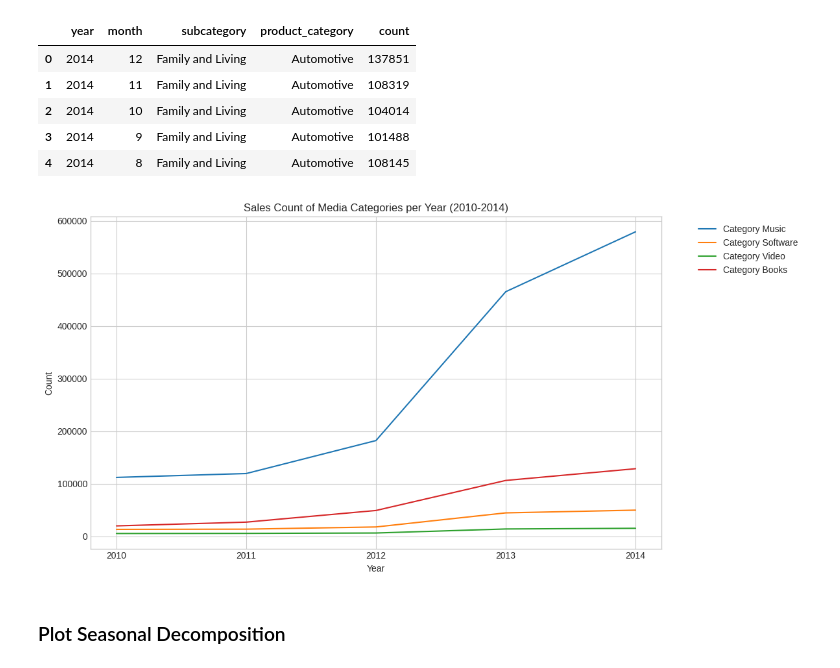
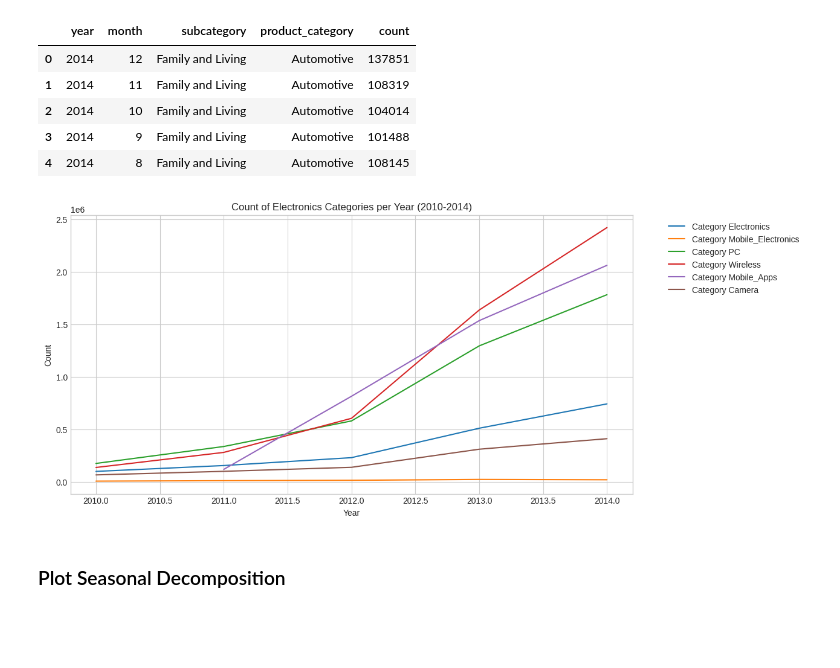
Before and after one commit to clairelin20523/dsc232r-amazon-predictive-modeling, a Jupyter notebook: milestone4.ipynb, the cells around one changed output. Saved outputs shown, nothing was run; the diff lists cells and outputs as text; code cells hidden in the pictures; blank space fills up the shorter version.

```diff
--- a/milestone4.ipynb
+++ b/milestone4.ipynb
@@ -31,6 +39,6 @@ Matplotlib created a temporary cache directory at /tmp/matplotlib-k__sliro becau
 # %%
 sc = SparkSession.builder \
-    .config("spark.driver.memory", "128g") \
+    .config("spark.driver.memory", "200g") \
 	.config("spark.executor.memory", "64g") \
     .config('spark.executor.instances', 64) \
 	.appName("Amazon Reviews") \
@@ -467,19 +565,16 @@ sns.set_palette("tab10")
 # %% [markdown]
 ### Plot all sub-category trends
 # %%
-def plot_all_sub(df):
-    plt.figure(figsize = (12, 6))
+plt.figure(figsize = (12, 6))
 
-    for subcategory in df['subcategory'].unique():
-        df_subcat = df[df['subcategory'] == subcategory]
-        df_subcat = df_subcat.sort_values(by='year')
-        df_subcat = df_subcat.groupby('year')['count'].sum().reset_index()
-        plt.plot(df_subcat['year'], df_subcat['count'], label = f'Subcategory {subcategory}')
+for subcategory in df_pd['subcategory'].unique():
+    df_subcat = df_pd[df_pd['subcategory'] == subcategory]
+    df_subcat = df_subcat.sort_values(by='year')
+    df_subcat = df_subcat.groupby('year')['count'].sum().reset_index()
+    plt.plot(df_subcat['year'], df_subcat['count'], label = f'Subcategory {subcategory}')
 
-    plt.xlabel('Year')
-    plt.ylabel('Count')
-    plt.title('Sales count of Subcategories per Year (2010-2014)')
-    plt.legend(bbox_to_anchor = (1.05, 1), loc = 'upper left')
-    plt.xticks(np.arange(2010, 2015, 1))
-    plt.tight_layout()
-    return plt
+plt.xlabel('Year')
+plt.ylabel('Count')
+plt.title('Count of Subcategories per Year (2010-2014)')
+plt.legend(bbox_to_anchor = (1.05, 1), loc = 'upper left')
+plt.show()
@@ -525,9 +615,8 @@ subcategory_list
  'Electronics']
 # %%
 ##################### SET CATEGORY ###########################
-subcategory = 'Media'
+subcategory = 'Electronics'
 
-plt = plot_category(subcategory)
-#plt.savefig('2.png')
+plot_category(subcategory)
 # %% [output]
 <Figure size 1200x600 with 0 Axes>
@@ -563,19 +652,16 @@ def plot_categories(subcategory):
 
     plt.xlabel('Year')
     plt.ylabel('Count')
-    plt.title('Sales Count of %s Categories per Year (2010-2014)' % subcategory)
+    plt.title('Count of Electronics Categories per Year (2010-2014)')
     plt.legend(bbox_to_anchor=(1.05, 1), loc='upper left')
-    plt.xticks(np.arange(2010, 2015, 1))
-    plt.tight_layout()
-    return plt
+    plt.show()
 # %%
 ##################### SET SUBCATEGORY ###########################
-subcategory = 'Media'
+subcategory = 'Electronics'
 
-plt = plot_categories(subcategory)
-#plt.savefig('3.png')
+plot_categories(subcategory)
 # %% [output]
-[figure, old version]
+[figure, new version]
 # %% [markdown]
 ### Plot Seasonal Decomposition
 # %%
```
Also changed, not shown: parts of 48 cells of this notebook.
